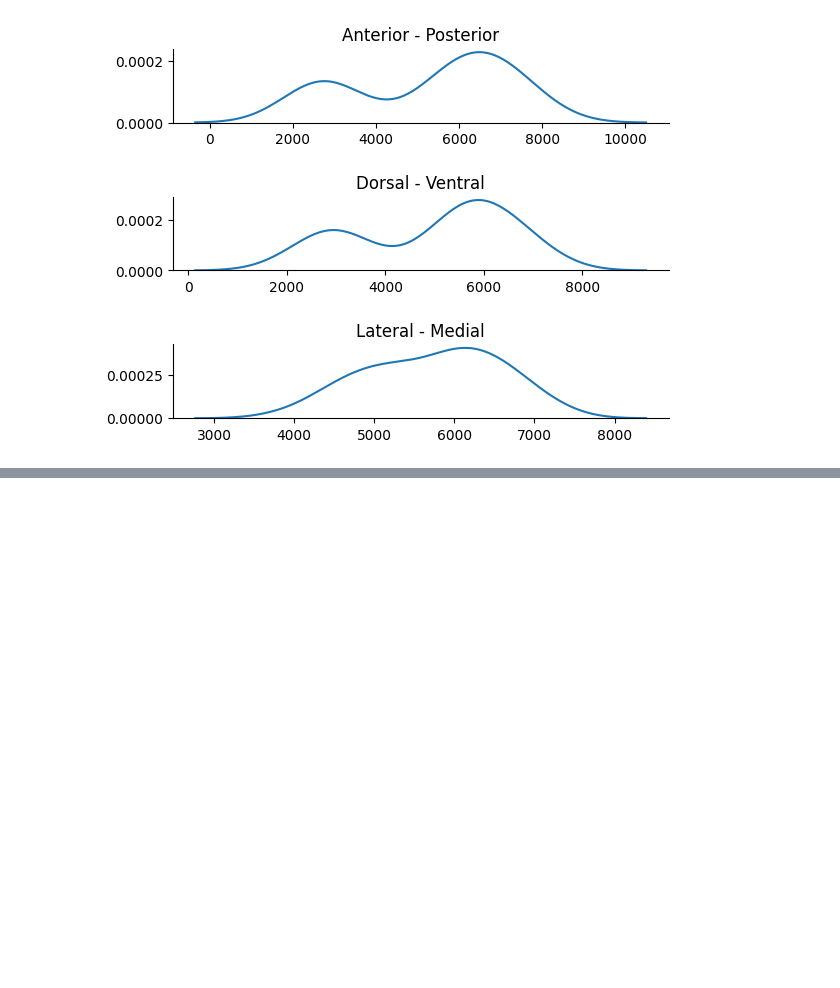
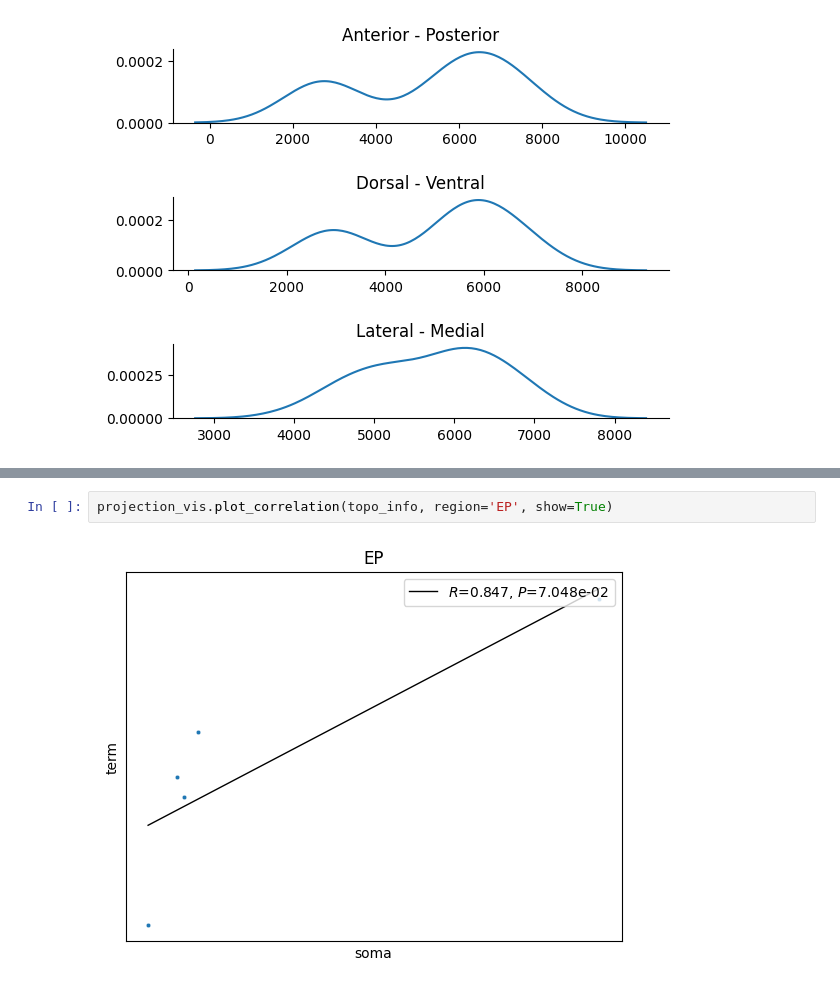
Before and after one commit to txgxxx/pyswcloader, a Jupyter notebook: test.ipynb, the cells around one changed output, grey strips where cells are left out. Drawn from its saved outputs; the diff is of its cells as text; blank space fills up the shorter version.

```diff
--- a/test.ipynb
+++ b/test.ipynb
@@ -46,0 +159,4 @@ pyswcloader.swc.plot_soma_distribution(path)
+# %%
+projection_vis.plot_correlation(topo_info, region='EP', show=True)
+# %% [output]
+[figure, added]
```
Also changed, not shown: parts of 11 cells of this notebook, 5 other files.
